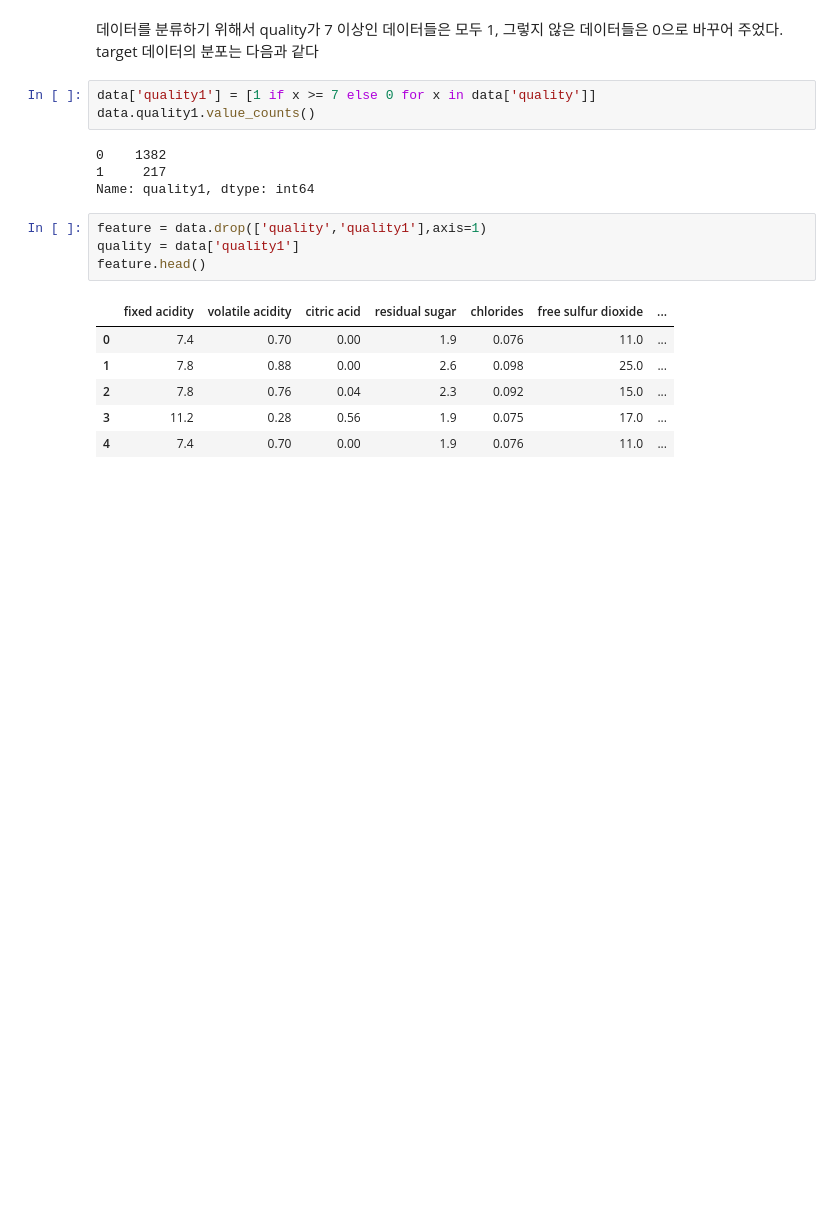
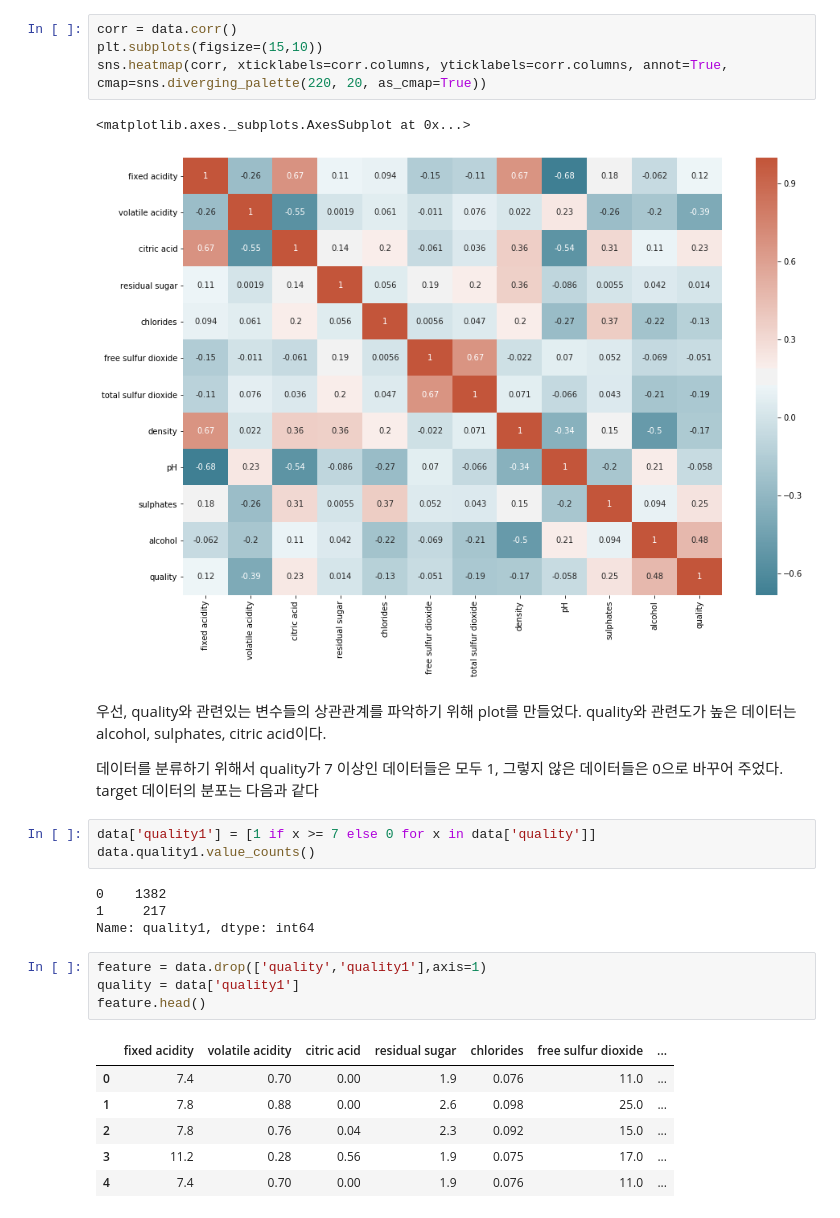
Before and after one commit to OseungKwon/Data-Mining, a Jupyter notebook: project/Project.ipynb, the cells around one changed output. Drawn from its saved outputs; the diff is of its cells as text; blank space fills up the shorter version.

```diff
--- a/project/Project.ipynb
+++ b/project/Project.ipynb
@@ -24,7 +27,17 @@ data.head()
 | 2 | 7.8 | 0.76 | 0.04 | 2.3 | 0.092 | 15.0 | ... |
 | 3 | 11.2 | 0.28 | 0.56 | 1.9 | 0.075 | 17.0 | ... |
 | 4 | 7.4 | 0.70 | 0.00 | 1.9 | 0.076 | 11.0 | ... |
+# %%
+corr = data.corr()
+plt.subplots(figsize=(15,10))
+sns.heatmap(corr, xticklabels=corr.columns, yticklabels=corr.columns, annot=True, cmap=sns.diverging_palette(220, 20, as_cmap=True))
+# %% [output]
+<matplotlib.axes._subplots.AxesSubplot at 0x...>
+[figure, added]
 # %% [markdown]
+우선, quality와 관련있는 변수들의 상관관계를 파악하기 위해 plot를 만들었다.
+quality와 관련도가 높은 데이터는 alcohol, sulphates, citric acid이다.
+
 데이터를 분류하기 위해서 quality가 7 이상인 데이터들은 모두 1, 그렇지 않은 데이터들은 0으로 바꾸어 주었다.
 target 데이터의 분포는 다음과 같다
 # %%
```
Also changed, not shown: parts of 34 cells of this notebook, 1 other file.
